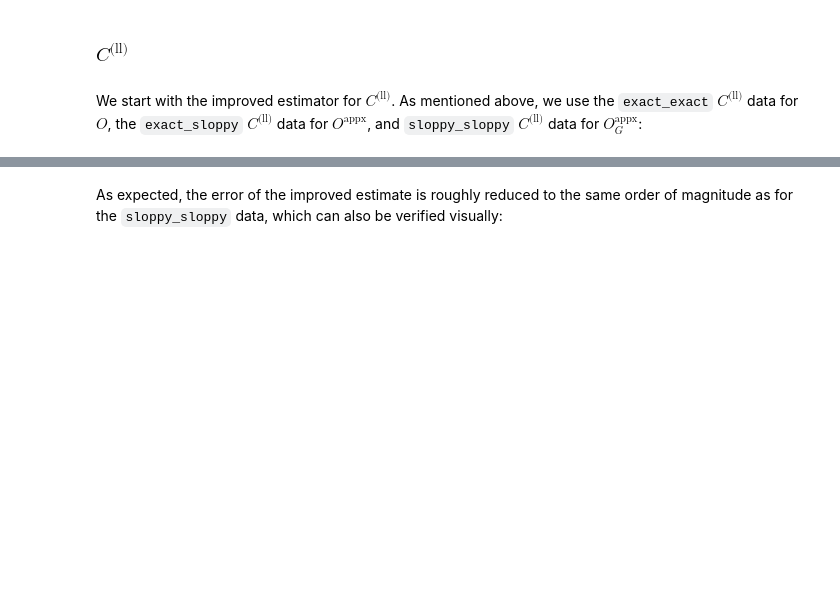
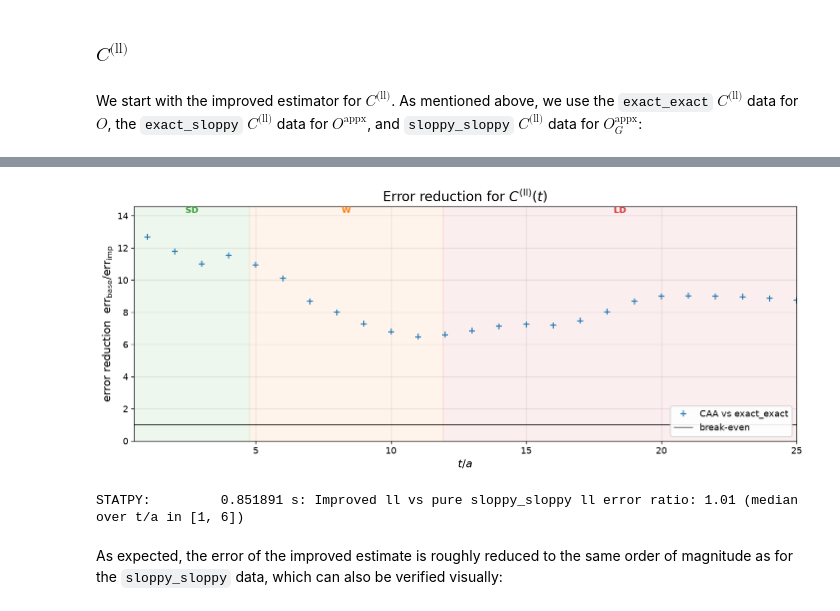
Before and after one commit to spieseba/caa-control-variates, a Jupyter notebook: covariant_approximation_averaging.ipynb, the cells around one changed output, grey strips where cells are left out. Cells and saved outputs as stored; diff of their text form; code cells hidden in the pictures; blank space fills up the shorter version.

```diff
--- a/covariant_approximation_averaging.ipynb
+++ b/covariant_approximation_averaging.ipynb
@@ -281,3 +431,34 @@ def apply_CAA(tag, appx_tag, appx_G_tag, CAA_label="CAA"):
+# %%
+def apply_CAA(tag, appx_tag, appx_G_tag, CAA_label="CAA"):
+    """Construct the improved estimator O - O_appx + O_G_appx and store it under CAA_label."""
+    CAA_tag = f'{tag.split("/")[0]}/{CAA_label}/{tag.split("/")[-1]}'
+    db.combine(tag, appx_tag, f=lambda obs,obs_appx: obs - obs_appx, store_as=f"{CAA_tag}_rest")
+    db.combine(f"{CAA_tag}_rest", appx_G_tag, f=lambda obs_rest,obs_appx_G: obs_rest + obs_appx_G, store_as=CAA_tag)
+
+
+def reduction_factor(baseline_tag, caa_tag):
+    """Error-reduction factor R(t) = err(baseline) / err(improved), per time slice."""
+    return (db.jackknife_variance(baseline_tag) / db.jackknife_variance(caa_tag))**.5
+
+
+def plot_reduction(ax, cases, xlim, shade=False):
+    """Plot R(t) for each (label, baseline_tag, caa_tag) in cases, with a break-even line.
+    The y-axis is scaled to the data inside xlim, so off-window spikes do not squash the view."""
+    lo, hi = int(np.ceil(xlim[0])), int(np.floor(xlim[1]))
+    ymax = 0.0
+    for label, baseline_tag, caa_tag in cases:
+        R = reduction_factor(baseline_tag, caa_tag)
+        ax.plot(np.arange(len(R)), R, marker="+", linestyle="", label=label)
+        ymax = max(ymax, R[lo:hi+1].max())
+    ax.axhline(1.0, color="k", lw=0.8, label="break-even")
+    ax.set_xlabel(r"$t/a$")
+    ax.set_ylabel(r"error reduction  $\mathrm{err}_\mathrm{base} / \mathrm{err}_\mathrm{imp}$")
+    ax.set_xlim(*xlim)
+    ax.set_ylim(0, ymax * 1.15)
+    if shade:
+        shade_windows(ax)
+    ax.grid()
+    ax.legend(loc="lower right")
 # %% [markdown]
 ### $C^\text{(ll)}$
 # %% [markdown]
@@ -293,3 +476,16 @@ print((db.jackknife_variance("9a/sloppy_sloppy/Gi_Gi_ll") / db.jackknife_varianc
+# %%
+fig, ax = plt.subplots(figsize=(12, 5))
+plot_reduction(ax, [("CAA vs exact_exact", "9a/exact_exact/Gi_Gi_ll", "9a/CAA/Gi_Gi_ll")], xlim=(0.5, 25), shade=True)
+ax.set_title(r"Error reduction for $C^\text{(ll)}(t)$")
+plt.tight_layout()
+plt.show()
+# %% [output]
+[figure, added]
+# %%
+err_ratio = (db.jackknife_variance("9a/CAA/Gi_Gi_ll") / db.jackknife_variance("9a/sloppy_sloppy/Gi_Gi_ll"))**.5
+message(f"Improved ll vs pure sloppy_sloppy ll error ratio: {np.median(err_ratio[1:7]):.2f} (median over t/a in [1, 6])")
+# %% [output]
+STATPY:         0.851891 s: Improved ll vs pure sloppy_sloppy ll error ratio: 1.01 (median over t/a in [1, 6])
 # %% [markdown]
 As expected, the error of the improved estimate is roughly reduced to the same order of magnitude as for the `sloppy_sloppy` data, which can also be verified visually:
 # %%
```
Also changed, not shown: parts of 41 cells of this notebook, 3 other files.
